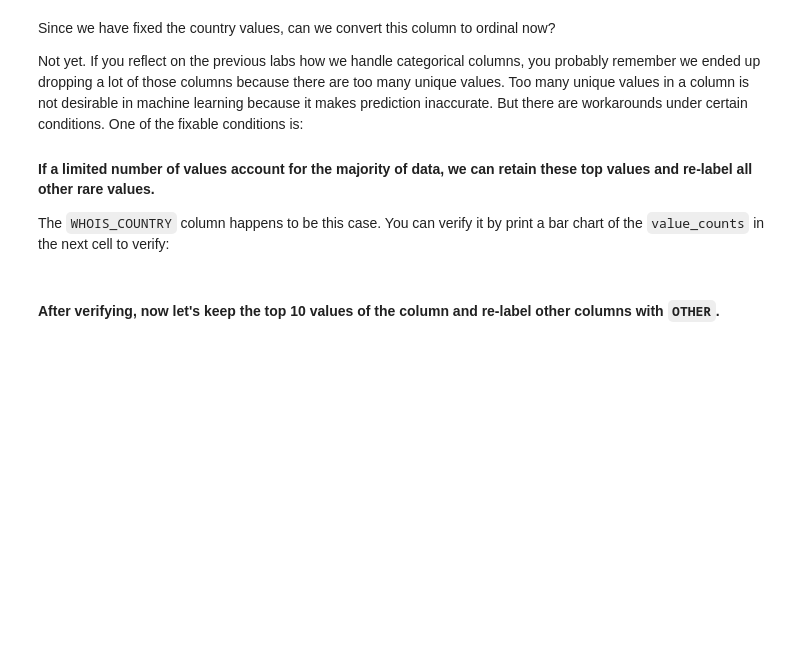
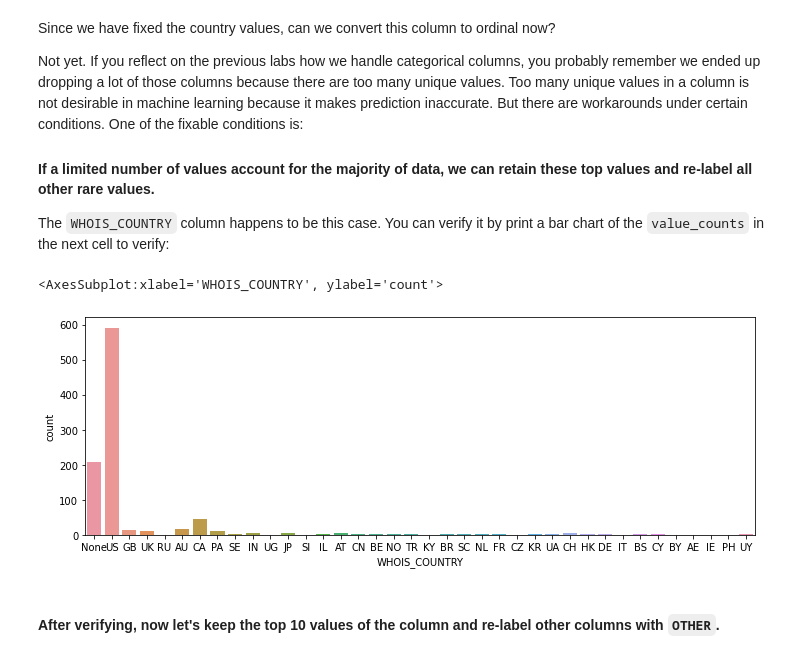
Before and after one commit to ironhack-bcn-data-pt/38-lab-supervised-learning-classification, a Jupyter notebook: your-code/main.ipynb, the cells around one changed output. Cells and saved outputs as stored; diff of their text form; code cells hidden in the pictures; blank space fills up the shorter version.

```diff
--- a/your-code/main.ipynb
+++ b/your-code/main.ipynb
@@ -306,0 +314,12 @@ How to handle string columns is always case by case. Let's start by working on `
+# %%
+for i,j  in websites_fiveless.WHOIS_COUNTRY.iteritems():
+    if j == 'us':
+        websites_fiveless.loc[i,'WHOIS_COUNTRY'] = 'US'
+    elif j == 'Cyprus':
+        websites_fiveless.loc[i,'WHOIS_COUNTRY'] = 'CY'
+    elif j == 'se':
+        websites_fiveless.loc[i,'WHOIS_COUNTRY'] = 'SE'
+    elif (j == 'United Kingdom' or j == "[u'GB'; u'UK']"):
+        websites_fiveless.loc[i,'WHOIS_COUNTRY'] = 'UK'
+    else:
+        pass
@@ -317,2 +341,9 @@ The `WHOIS_COUNTRY` column happens to be this case. You can verify it by print a
+# %%
+# Your code here
+plt.figure(figsize=(12,4))
+sns.countplot(x = websites_fiveless.WHOIS_COUNTRY)
+# %% [output]
+<AxesSubplot:xlabel='WHOIS_COUNTRY', ylabel='count'>
+[figure, added]
 # %% [markdown]
 #### After verifying, now let's keep the top 10 values of the column and re-label other columns with `OTHER`.
```
Also changed, not shown: parts of 9 cells of this notebook.
